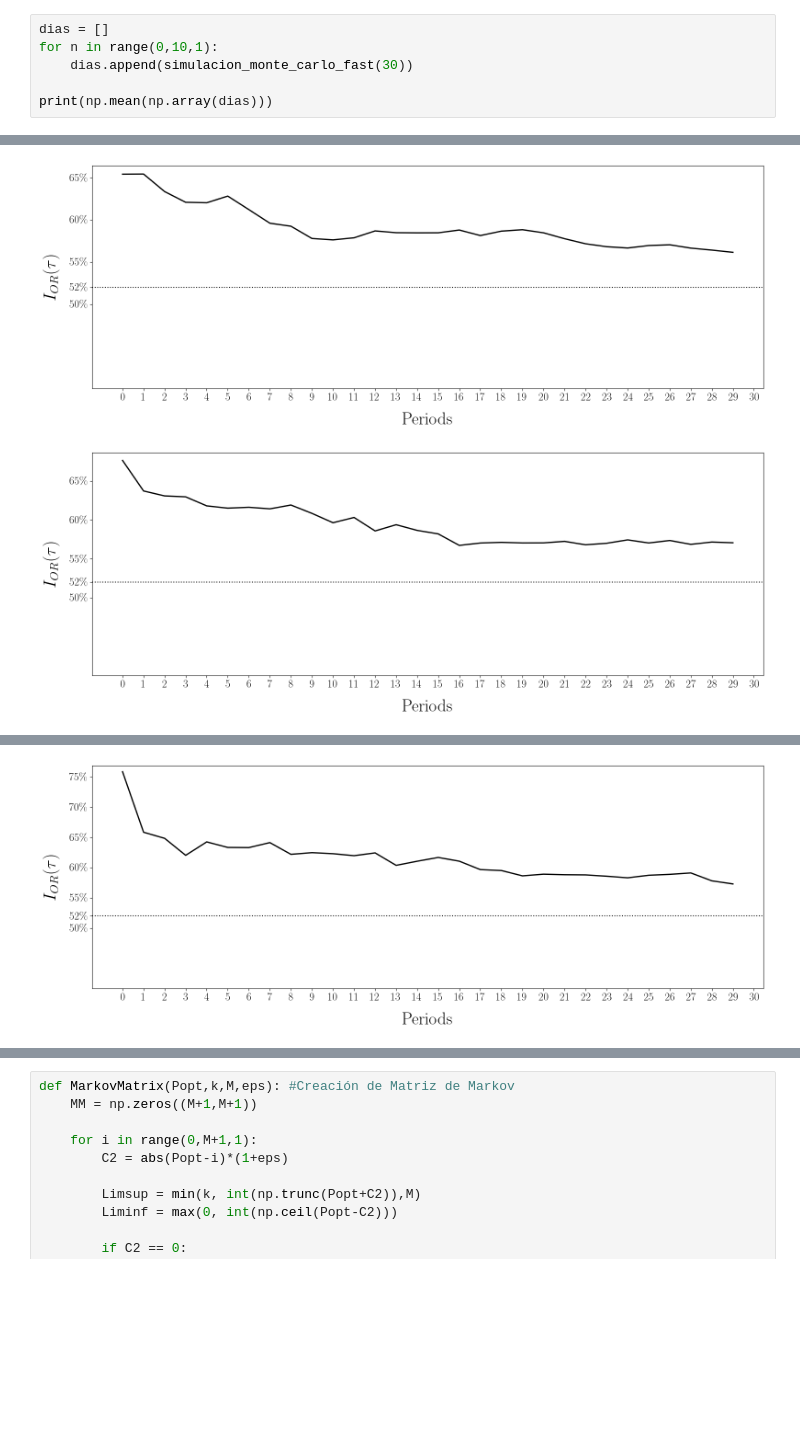
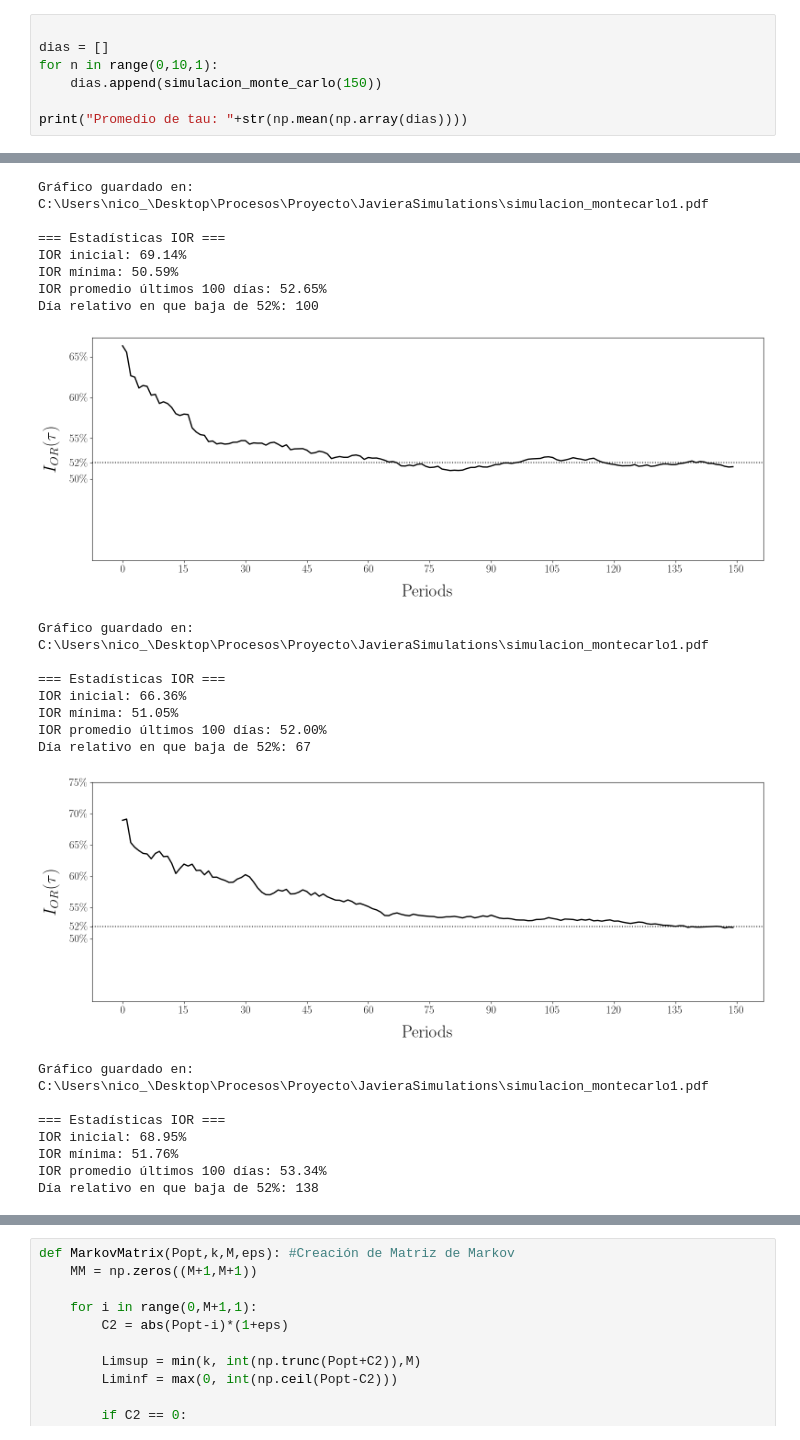
Before and after one commit to NeutralElement/Stochastic-Processes-Project, a Jupyter notebook: JavieraSimulations/Simulacion (1).ipynb, the cells around one changed output, grey strips where cells are left out. Drawn from its saved outputs; the diff is of its cells as text; blank space fills up the shorter version.

```diff
--- a/JavieraSimulations/Simulacion (1).ipynb
+++ b/JavieraSimulations/Simulacion (1).ipynb
@@ -255,7 +185,8 @@ No se alcanzó una IOR menor o igual al 48% en la simulación.
 # %%
+
 dias = []
 for n in range(0,10,1):
-    dias.append(simulacion_monte_carlo_fast(30))
+    dias.append(simulacion_monte_carlo(150))
 
-print(np.mean(np.array(dias)))
+print("Promedio de tau: "+str(np.mean(np.array(dias))))
 # %% [output]
@@ -281,2 +205,23 @@ No se alcanzó una IOR menor o igual al 48% en la simulación.
+Gráfico guardado en: C:\Users\nico_\Desktop\Procesos\Proyecto\JavieraSimulations\simulacion_montecarlo1.pdf
+
+=== Estadísticas IOR ===
+IOR inicial: 69.14%
+IOR mínima: 50.59%
+IOR promedio últimos 100 días: 52.65%
+Día relativo en que baja de 52%: 100
-[figure, old version]
+[figure, new version]
+Gráfico guardado en: C:\Users\nico_\Desktop\Procesos\Proyecto\JavieraSimulations\simulacion_montecarlo1.pdf
+
+=== Estadísticas IOR ===
+IOR inicial: 66.36%
+IOR mínima: 51.05%
+IOR promedio últimos 100 días: 52.00%
+Día relativo en que baja de 52%: 67
-[figure, old version]
+[figure, new version]
+Gráfico guardado en: C:\Users\nico_\Desktop\Procesos\Proyecto\JavieraSimulations\simulacion_montecarlo1.pdf
+
+=== Estadísticas IOR ===
+IOR inicial: 68.95%
+IOR mínima: 51.76%
+IOR promedio últimos 100 días: 53.34%
+Día relativo en que baja de 52%: 138
@@ -285 +236,0 @@ No se alcanzó una IOR menor o igual al 48% en la simulación.
-[figure, removed]
```
Also changed, not shown: parts of 18 cells of this notebook, 3 other files.
